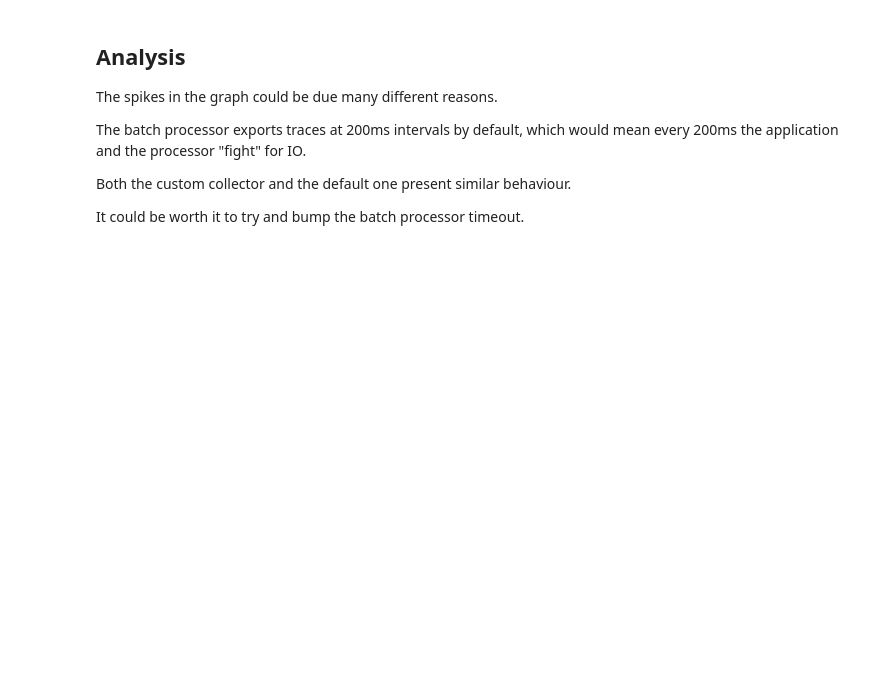
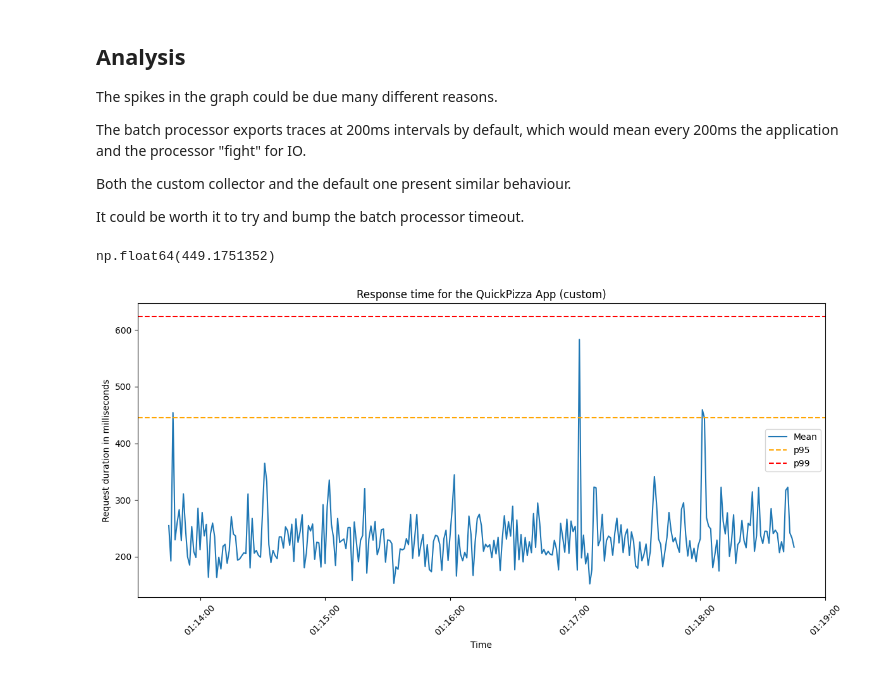
Before and after one commit to Tracing-Performance-Labs/custom-collector-benchmarks, a Jupyter notebook: basic.ipynb, the cells around one changed output. Drawn from its saved outputs; the diff is of its cells as text; code cells hidden in the pictures; blank space fills up the shorter version.

```diff
--- a/basic.ipynb
+++ b/basic.ipynb
@@ -61,3 +67,30 @@ The batch processor exports traces at 200ms intervals by default, which would me
 Both the custom collector and the default one present similar behaviour.
 
 It could be worth it to try and bump the batch processor timeout.
+# %%
+df_mean = df_rd.groupby('timestamp').agg({ 'metric_value': 'mean' })
+df_p95 = df_rd['metric_value'].quantile(0.95)
+df_p99 = df_rd['metric_value'].quantile(0.99)
+# %%
+df_p95
+# %% [output]
+np.float64(449.1751352)
+# %%
+plt.figure(figsize=(12, 6))
+ax = plt.gca()
+
+sns.lineplot(data=df_mean, x='timestamp', y='metric_value', label='Mean', ax=ax)
+
+plt.axhline(df_p95, color='orange', linestyle='--', label='p95')
+plt.axhline(df_p99, color='red', linestyle='--', label='p99')
+
+ax.xaxis.set_major_formatter(mdates.DateFormatter('%H:%M:%S'))
+plt.xticks(rotation=45)
+plt.title('Response time for the QuickPizza App (custom)')
+plt.xlabel('Time')
+plt.ylabel('Request duration in milliseconds')
+plt.legend()
+plt.tight_layout()
+plt.show()
+# %% [output]
+[figure, added]
```
Also changed, not shown: parts of 4 cells of this notebook.
